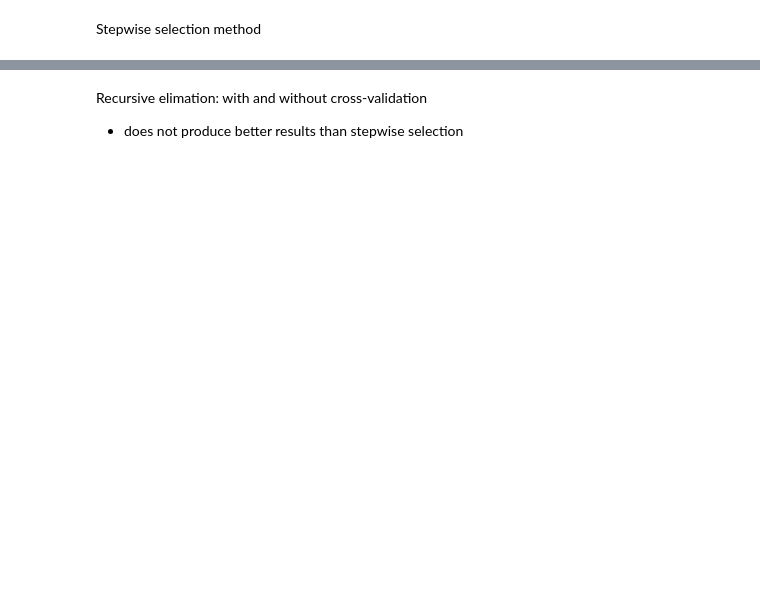
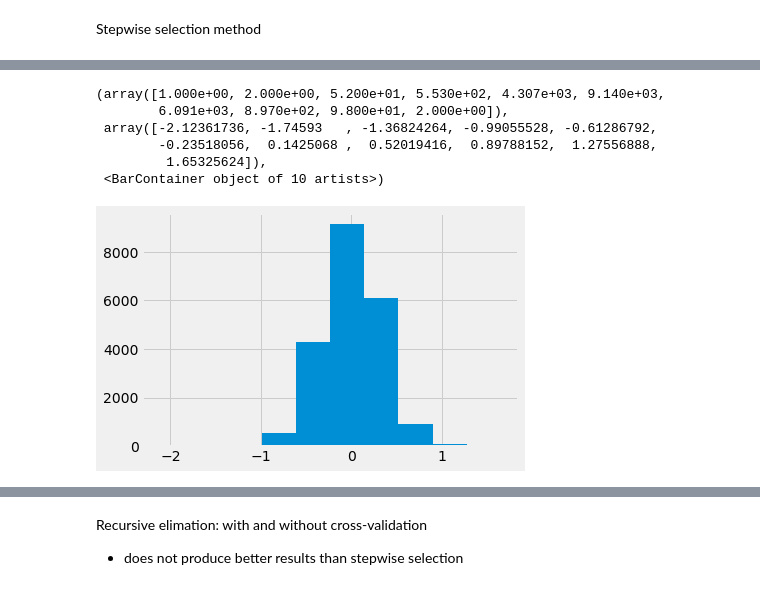
Before and after one commit to Zeth-Abney/Flatiron-school, a Jupyter notebook: phase-2/PROJECT/EDA-four.ipynb, the cells around one changed output, grey strips where cells are left out. Cells and saved outputs as stored; diff of their text form; code cells hidden in the pictures; blank space fills up the shorter version.

```diff
--- a/phase-2/PROJECT/EDA-four.ipynb
+++ b/phase-2/PROJECT/EDA-four.ipynb
@@ -332,6 +358,6 @@ cor_df.head()
 # %%
 # columns to drop based one colinearity
-co_drops = ['sqft_living','sqft_above','sqft_living15','bathrooms','sqft_lot15','sqft_lot','level_ratio'] # included level ratio since its basically same as level difference
+co_drops = ['sqft_living','sqft_above','sqft_living15','bathrooms','sqft_lot15','sqft_lot']  #at least one from each pair, most frequents chosen first
 # %%
-Xd = X.drop(co_drops,axis=1)
-# Xd.columns
+X_hot = hot_water.drop(co_drops,axis=1)
+# X_hot.columns
@@ -379,0 +440,6 @@ y_log_base.summary()
+# %%
+# turns out to be same as the stepwise selection
+
+X_hot = X_hot.drop(['grade','bedrooms'],axis=1)
+p_drop_model = run_OLS_model(X_hot,y_log)
+p_drop_model.summary()
@@ -380,9 +481,9 @@ y_log_base.summary()
 # %% [markdown]
 Stepwise selection method
 # %%
-stepwisers = stepwise_selection(Xd, y_log, Xd.columns,threshold_in=0.01, threshold_out = 0.05, verbose=False)
-stepwised_df = Xd[stepwisers]
+stepwisers = stepwise_selection(X_hot, y_log, X_hot.columns,threshold_in=0.01, threshold_out = 0.05, verbose=False)
+stepwised_df = X_hot[stepwisers]
 
-# appears same as baseline
+# appears same as baseline (minus large p-value features)
 stepped_model = run_OLS_model(stepwised_df,y_log)
 stepped_model.summary()
@@ -423,0 +525,11 @@ hot_step_model.summary()
+# %%
+plt.hist(stepped_model.resid)
+plt.show()
+# %% [output]
+(array([1.000e+00, 2.000e+00, 5.200e+01, 5.530e+02, 4.307e+03, 9.140e+03,
+        6.091e+03, 8.970e+02, 9.800e+01, 2.000e+00]),
+ array([-2.12361736, -1.74593   , -1.36824264, -0.99055528, -0.61286792,
+        -0.23518056,  0.1425068 ,  0.52019416,  0.89788152,  1.27556888,
+         1.65325624]),
+ <BarContainer object of 10 artists>)
+[figure, added]
```
Also changed, not shown: parts of 30 cells of this notebook.
